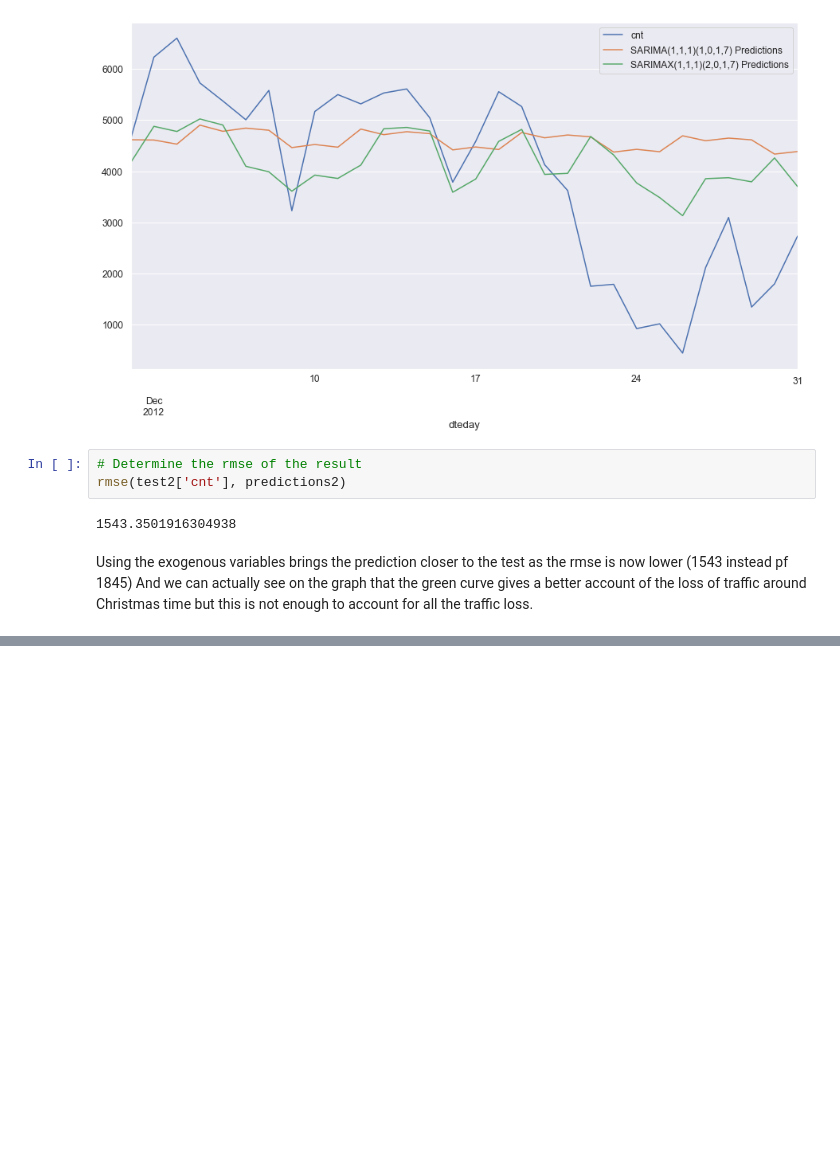
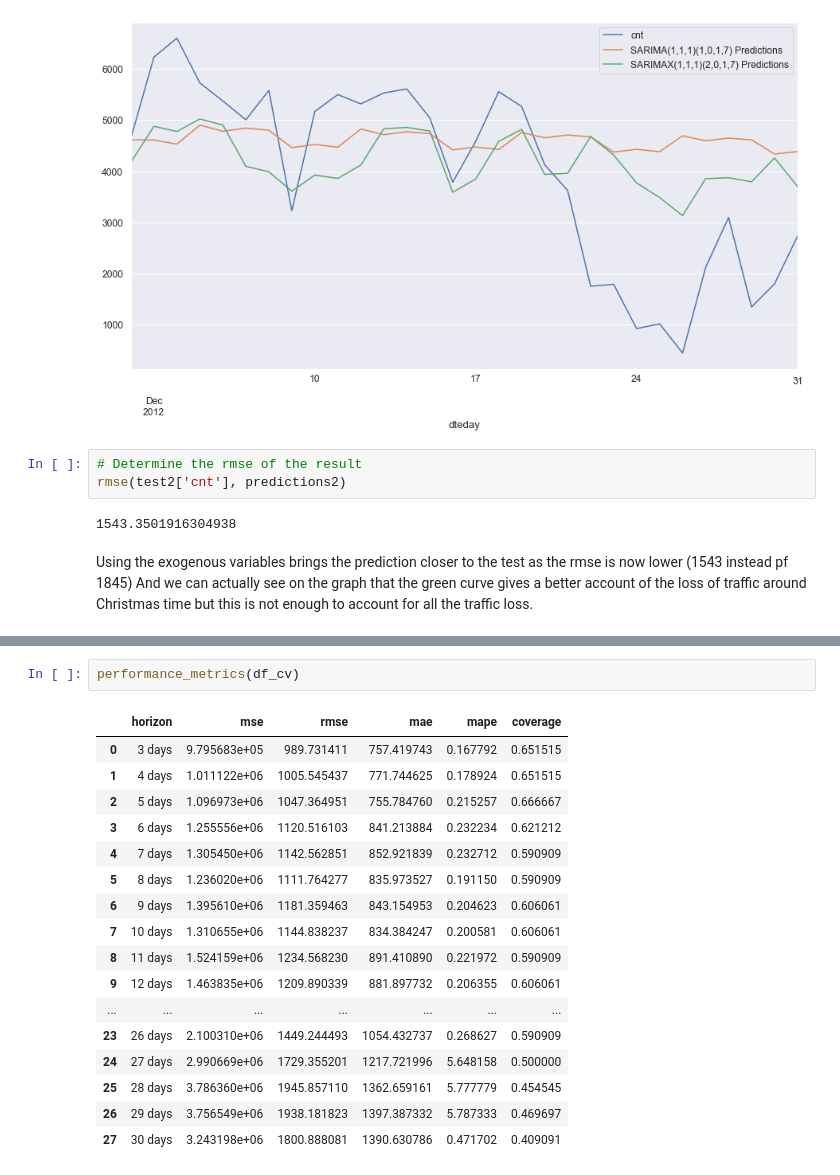
Before and after one commit to laurent-guerguy/Project-5-Bikesharing-Predict-Bike-Usage, a Jupyter notebook: your-project/Bike share Analysis.ipynb, the cells around one changed output, grey strips where cells are left out. Cells and saved outputs as stored; diff of their text form; blank space fills up the shorter version.

```diff
--- a/your-project/Bike share Analysis.ipynb
+++ b/your-project/Bike share Analysis.ipynb
@@ -657,0 +825,20 @@ And we can actually see on the graph that the green curve gives a better account
+# %%
+performance_metrics(df_cv)
+# %% [output]
+|  | horizon | mse | rmse | mae | mape | coverage |
+| 0 | 3 days | 9.795683e+05 | 989.731411 | 757.419743 | 0.167792 | 0.651515 |
+| 1 | 4 days | 1.011122e+06 | 1005.545437 | 771.744625 | 0.178924 | 0.651515 |
+| 2 | 5 days | 1.096973e+06 | 1047.364951 | 755.784760 | 0.215257 | 0.666667 |
+| 3 | 6 days | 1.255556e+06 | 1120.516103 | 841.213884 | 0.232234 | 0.621212 |
+| 4 | 7 days | 1.305450e+06 | 1142.562851 | 852.921839 | 0.232712 | 0.590909 |
+| 5 | 8 days | 1.236020e+06 | 1111.764277 | 835.973527 | 0.191150 | 0.590909 |
+| 6 | 9 days | 1.395610e+06 | 1181.359463 | 843.154953 | 0.204623 | 0.606061 |
+| 7 | 10 days | 1.310655e+06 | 1144.838237 | 834.384247 | 0.200581 | 0.606061 |
+| 8 | 11 days | 1.524159e+06 | 1234.568230 | 891.410890 | 0.221972 | 0.590909 |
+| 9 | 12 days | 1.463835e+06 | 1209.890339 | 881.897732 | 0.206355 | 0.606061 |
+| ... | ... | ... | ... | ... | ... | ... |
+| 23 | 26 days | 2.100310e+06 | 1449.244493 | 1054.432737 | 0.268627 | 0.590909 |
+| 24 | 27 days | 2.990669e+06 | 1729.355201 | 1217.721996 | 5.648158 | 0.500000 |
+| 25 | 28 days | 3.786360e+06 | 1945.857110 | 1362.659161 | 5.777779 | 0.454545 |
+| 26 | 29 days | 3.756549e+06 | 1938.181823 | 1397.387332 | 5.787333 | 0.469697 |
+| 27 | 30 days | 3.243198e+06 | 1800.888081 | 1390.630786 | 0.471702 | 0.409091 |
```
Also changed, not shown: parts of 30 cells of this notebook, 4 other files.
